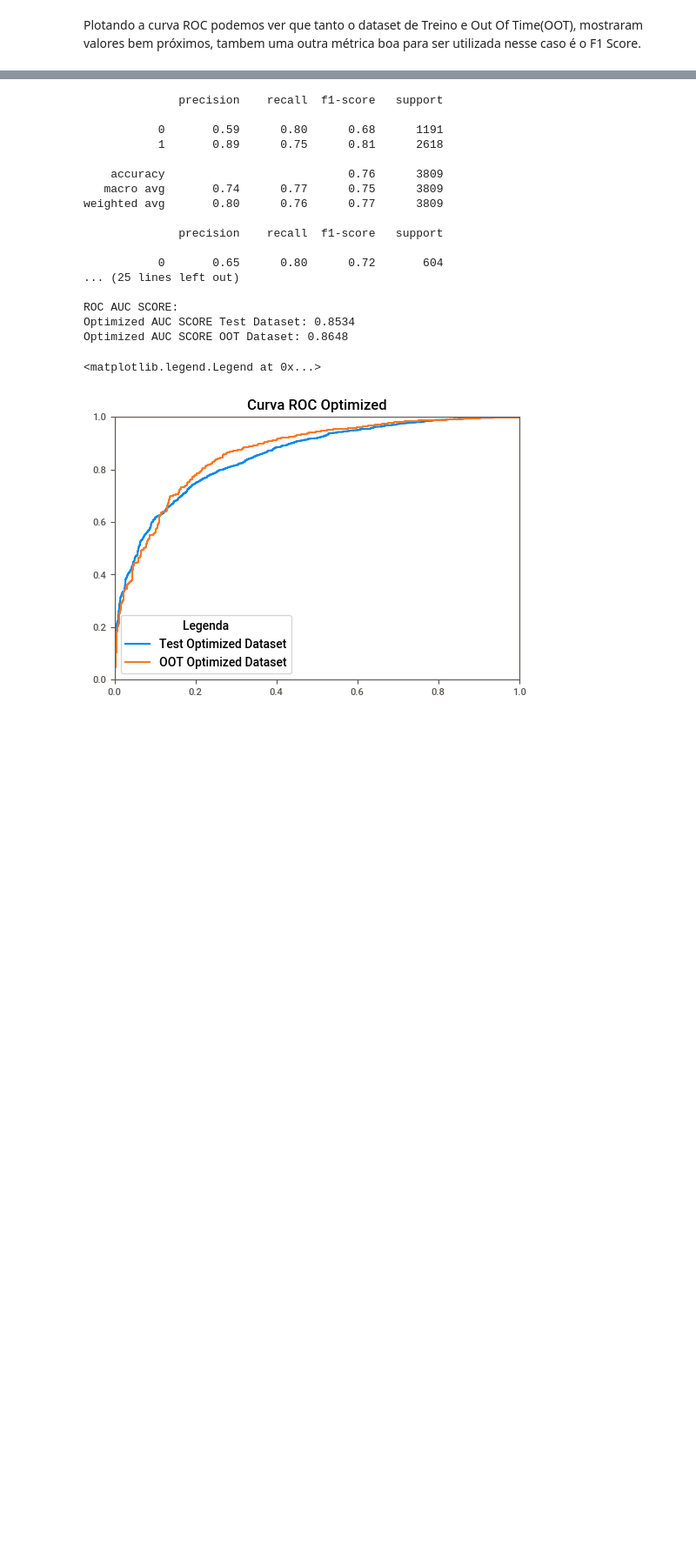
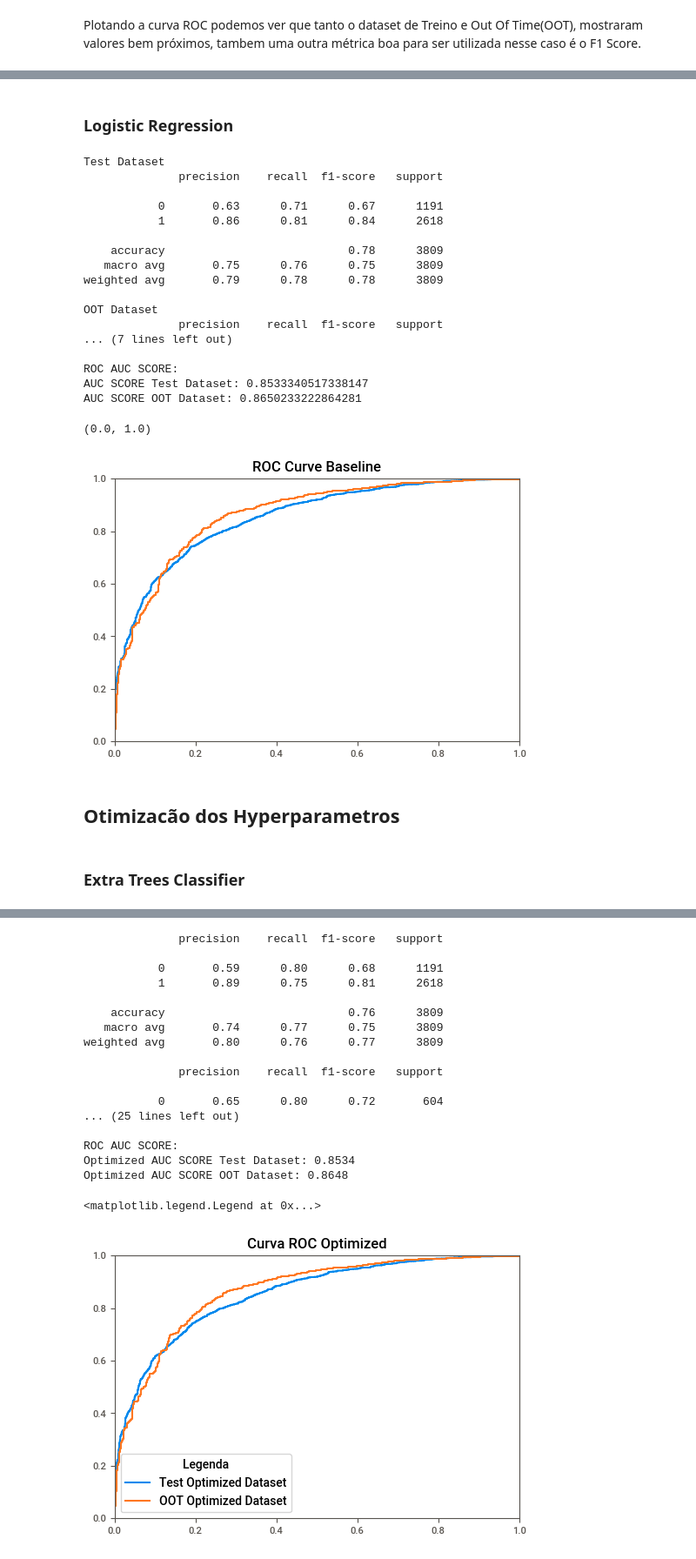
Before and after one commit to thifujikawa/clientes_olist, a Jupyter notebook: Modelling/modelling.ipynb, the cells around one changed output, grey strips where cells are left out. Shown at 87% size. Saved outputs shown, nothing was run; the diff lists cells and outputs as text; code cells hidden in the pictures; blank space fills up the shorter version.

Commit message:
ajustes no notebook e insercao do Threshold

```diff
--- a/Modelling/modelling.ipynb
+++ b/Modelling/modelling.ipynb
@@ -298,0 +303,54 @@ AUC SCORE OOT Dataset: 0.8641835511768048
+# %% [markdown]
+### Logistic Regression
+# %%
+pipeline_log_regr = Pipeline([   ('prep' , preparation),
+                                ('alg' , linear_model.LogisticRegression(max_iter=500, class_weight="balanced" ))])
+
+pipeline_log_regr.fit(X_train[features], y_train)
+# Resultados com o Dataset de Testes e OOT
+# Dataset de Teste
+report(y_test,X_test, pipeline_log_regr, "Test Dataset")
+df_test_pred = pipeline_log_regr.predict(X_test)
+df_test_pred_proba = pipeline_log_regr.predict_proba(X_test)[:,1]
+fpr_test, tpr_test, _ = roc_curve(y_test, df_test_pred_proba, pos_label=1)
+
+# OOT Dataset
+report(df_oot[target],df_oot[features], pipeline_log_regr, "OOT Dataset")
+df_oot_pred = pipeline_log_regr.predict(df_oot[features])
+pred_oot_proba =  pipeline_log_regr.predict_proba(df_oot[features])[:,1]
+fpr_oot, tpr_oot, thresh_opt = roc_curve(df_oot[target], pred_oot_proba, pos_label=1)
+
+print("ROC AUC SCORE:")
+print(f'AUC SCORE Test Dataset: {roc_auc_score(y_test,df_test_pred_proba )}')
+print(f'AUC SCORE OOT Dataset: {roc_auc_score(df_oot[target],pred_oot_proba )}')
+
+# Curva ROC com o Dataset de Teste e OOT
+roc_test_df = plt.plot(fpr_test, tpr_test, label = "Test Dataset")
+roc_oot_df = plt.plot(fpr_oot, tpr_oot, label = "OOT Dataset")
+plt.title(label="ROC Curve Baseline")
+plt.xlim(0,1)
+plt.ylim(0,1)
+# %% [output]
+Test Dataset
+              precision    recall  f1-score   support
+
+           0       0.63      0.71      0.67      1191
+           1       0.86      0.81      0.84      2618
+
+    accuracy                           0.78      3809
+   macro avg       0.75      0.76      0.75      3809
+weighted avg       0.79      0.78      0.78      3809
+
+OOT Dataset
+              precision    recall  f1-score   support
+... (7 lines left out)
+
+ROC AUC SCORE:
+AUC SCORE Test Dataset: 0.8533340517338147
+AUC SCORE OOT Dataset: 0.8650233222864281
+(0.0, 1.0)
+[figure, added]
+# %% [markdown]
+## Otimizacão dos Hyperparametros
+# %% [markdown]
+### Extra Trees Classifier
```
Also changed, not shown: parts of 18 cells of this notebook.
